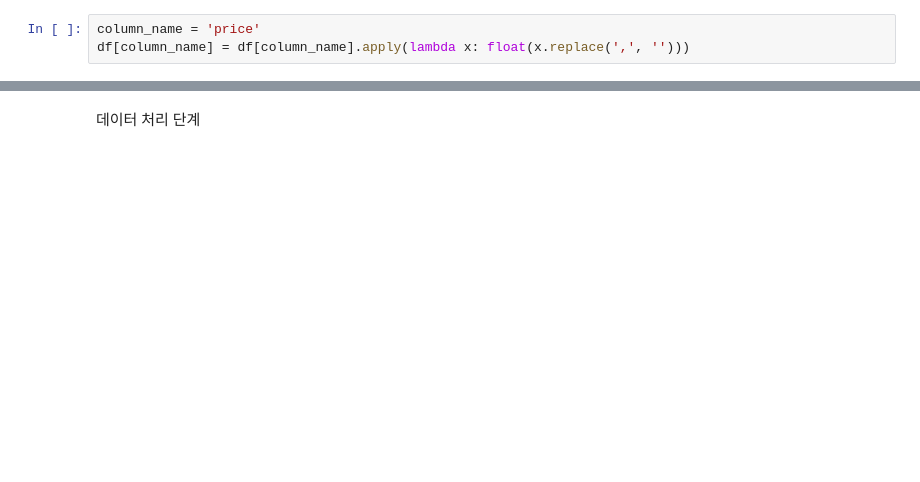
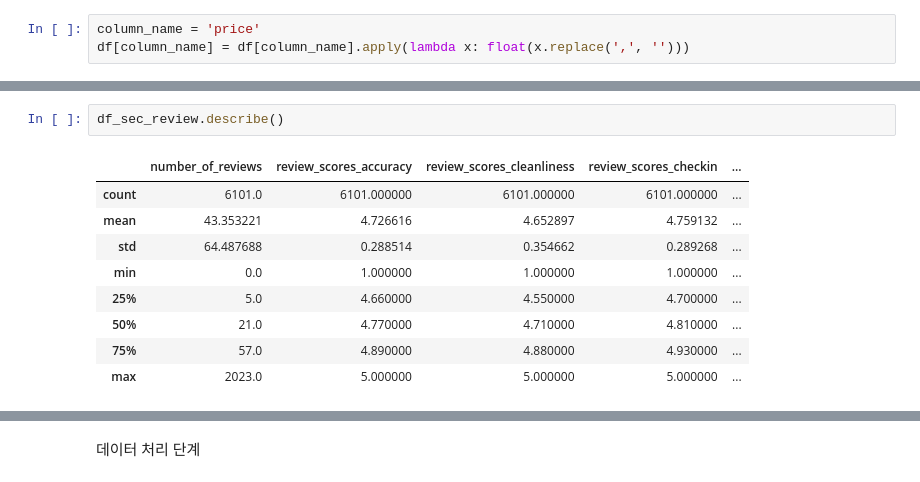
Before and after one commit to rainnn99/-DataAnalysis_Airbnb, a Jupyter notebook: DataAnalysis_Airbnb.ipynb, the cells around one changed output, grey strips where cells are left out. Cells and saved outputs as stored; diff of their text form; blank space fills up the shorter version.

```diff
--- a/DataAnalysis_Airbnb.ipynb
+++ b/DataAnalysis_Airbnb.ipynb
@@ -312,0 +387,12 @@ Length: 24, dtype: object
+# %%
+df_sec_review.describe()
+# %% [output]
+|  | number_of_reviews | review_scores_accuracy | review_scores_cleanliness | review_scores_checkin | ... |
+| count | 6101.0 | 6101.000000 | 6101.000000 | 6101.000000 | ... |
+| mean | 43.353221 | 4.726616 | 4.652897 | 4.759132 | ... |
+| std | 64.487688 | 0.288514 | 0.354662 | 0.289268 | ... |
+| min | 0.0 | 1.000000 | 1.000000 | 1.000000 | ... |
+| 25% | 5.0 | 4.660000 | 4.550000 | 4.700000 | ... |
+| 50% | 21.0 | 4.770000 | 4.710000 | 4.810000 | ... |
+| 75% | 57.0 | 4.890000 | 4.880000 | 4.930000 | ... |
+| max | 2023.0 | 5.000000 | 5.000000 | 5.000000 | ... |
```
Also changed, not shown: parts of 16 cells of this notebook.
